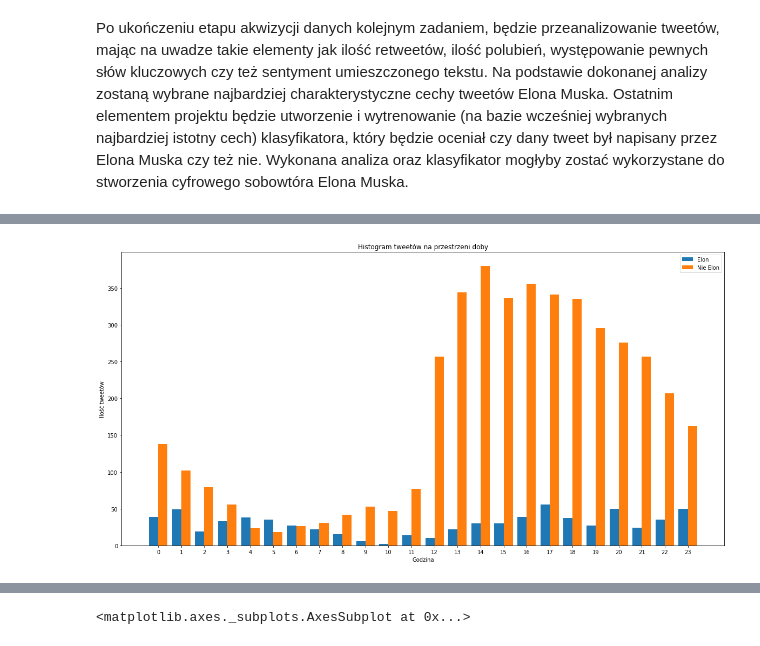
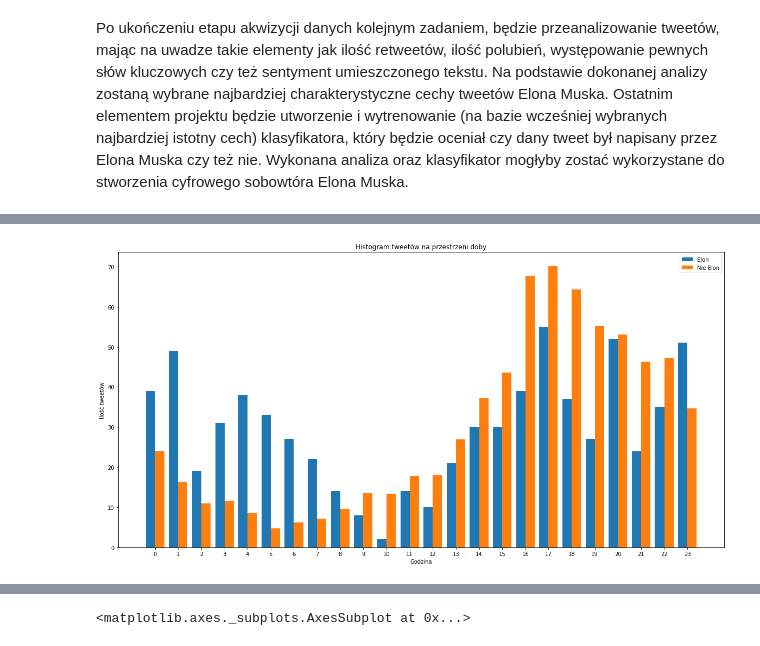
Before and after one commit to Wiktor-99/MAED, a Jupyter notebook: elon_musk_tweet_classification.ipynb, the cells around one changed output, grey strips where cells are left out. Drawn from its saved outputs; the diff is of its cells as text; code cells hidden in the pictures.

Commit message:
Update data analysis

```diff
--- a/elon_musk_tweet_classification.ipynb
+++ b/elon_musk_tweet_classification.ipynb
@@ -64,34 +154,34 @@ data_frame.groupby(by='is Elon Musk')[numeric_columns].median()
 # %%
-data_frame_not_elon_count_by_hour = data_frame_not_elon['created at'].groupby(data_frame_not_elon['created at'].dt.hour).count()
+data_frame_not_elon_count_by_hour = data_frame_not_elon['created at'].groupby(data_frame_not_elon['created at'].dt.hour).count() / 10
 elon_data_count_by_hour = data_frame_elon['created at'].groupby(data_frame_elon['created at'].dt.hour).count()
 
 def fill_missing_hours_with_zero(data_count_by_hour_dict):
     for i in range(24):
         if i not in data_count_by_hour_dict:
             data_count_by_hour_dict[i] = 0
 
     data_count_by_hour_list = list(dict(sorted(data_count_by_hour_dict.items())).values())
     return np.array(data_count_by_hour_list).astype(float)
 
 data_count_by_hour = fill_missing_hours_with_zero(data_frame_not_elon_count_by_hour.to_dict())
 
 def plot_histogram_of_tweet_during_time(elon_data_count_by_hour, not_elon_data_count_by_hour, y_label, title):
     bar_width = 0.4
     hours = np.arange(24)
     plt.figure(figsize=(20, 10))
     plt.bar(hours - bar_width/2, elon_data_count_by_hour.values, width=bar_width, label='Elon')
     plt.bar(hours + bar_width/2, not_elon_data_count_by_hour, width=0.4, label='Nie Elon')
 
     plt.xticks(hours, hours)
     plt.xlabel("Godzina")
     plt.ylabel(y_label)
     plt.title(title)
     plt.legend()
     plt.show()
 
 plot_histogram_of_tweet_during_time(elon_data_count_by_hour, data_count_by_hour, 'Ilość tweetów', 'Histogram tweetów na przestrzeni doby')
 # %% [output]
-[figure, old version]
+[figure, new version]
 # %%
 elon_sentiment = data_frame_elon.groupby(data_frame_elon['created at'].dt.hour).describe()['sentiment']['mean']
 not_elon_sentiment = data_frame_not_elon.groupby(data_frame_not_elon['created at'].dt.hour).describe()['sentiment']['mean']
```
Also changed, not shown: parts of 23 cells of this notebook.
